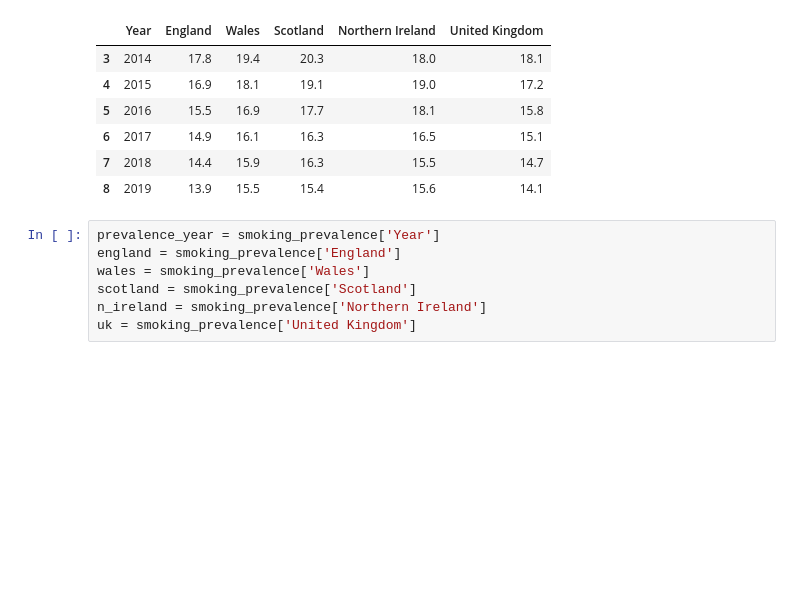
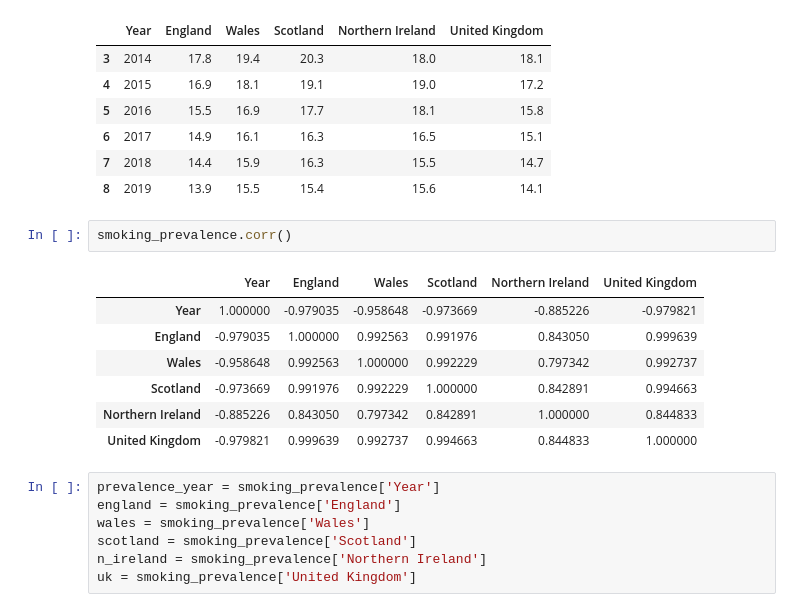
Before and after one commit to alptercan/data-analytics-project, a Jupyter notebook: Tobacco_Control.ipynb, the cells around one changed output. Drawn from its saved outputs; the diff is of its cells as text; blank space fills up the shorter version.

```diff
--- a/Tobacco_Control.ipynb
+++ b/Tobacco_Control.ipynb
@@ -23,6 +76,16 @@ smoking_prevalence
 | 6 | 2017 | 14.9 | 16.1 | 16.3 | 16.5 | 15.1 |
 | 7 | 2018 | 14.4 | 15.9 | 16.3 | 15.5 | 14.7 |
 | 8 | 2019 | 13.9 | 15.5 | 15.4 | 15.6 | 14.1 |
+# %%
+smoking_prevalence.corr()
+# %% [output]
+|  | Year | England | Wales | Scotland | Northern Ireland | United Kingdom |
+| Year | 1.000000 | -0.979035 | -0.958648 | -0.973669 | -0.885226 | -0.979821 |
+| England | -0.979035 | 1.000000 | 0.992563 | 0.991976 | 0.843050 | 0.999639 |
+| Wales | -0.958648 | 0.992563 | 1.000000 | 0.992229 | 0.797342 | 0.992737 |
+| Scotland | -0.973669 | 0.991976 | 0.992229 | 1.000000 | 0.842891 | 0.994663 |
+| Northern Ireland | -0.885226 | 0.843050 | 0.797342 | 0.842891 | 1.000000 | 0.844833 |
+| United Kingdom | -0.979821 | 0.999639 | 0.992737 | 0.994663 | 0.844833 | 1.000000 |
 # %%
 prevalence_year = smoking_prevalence['Year']
 england = smoking_prevalence['England']
```
Also changed, not shown: parts of 9 cells of this notebook, 2 other files.
